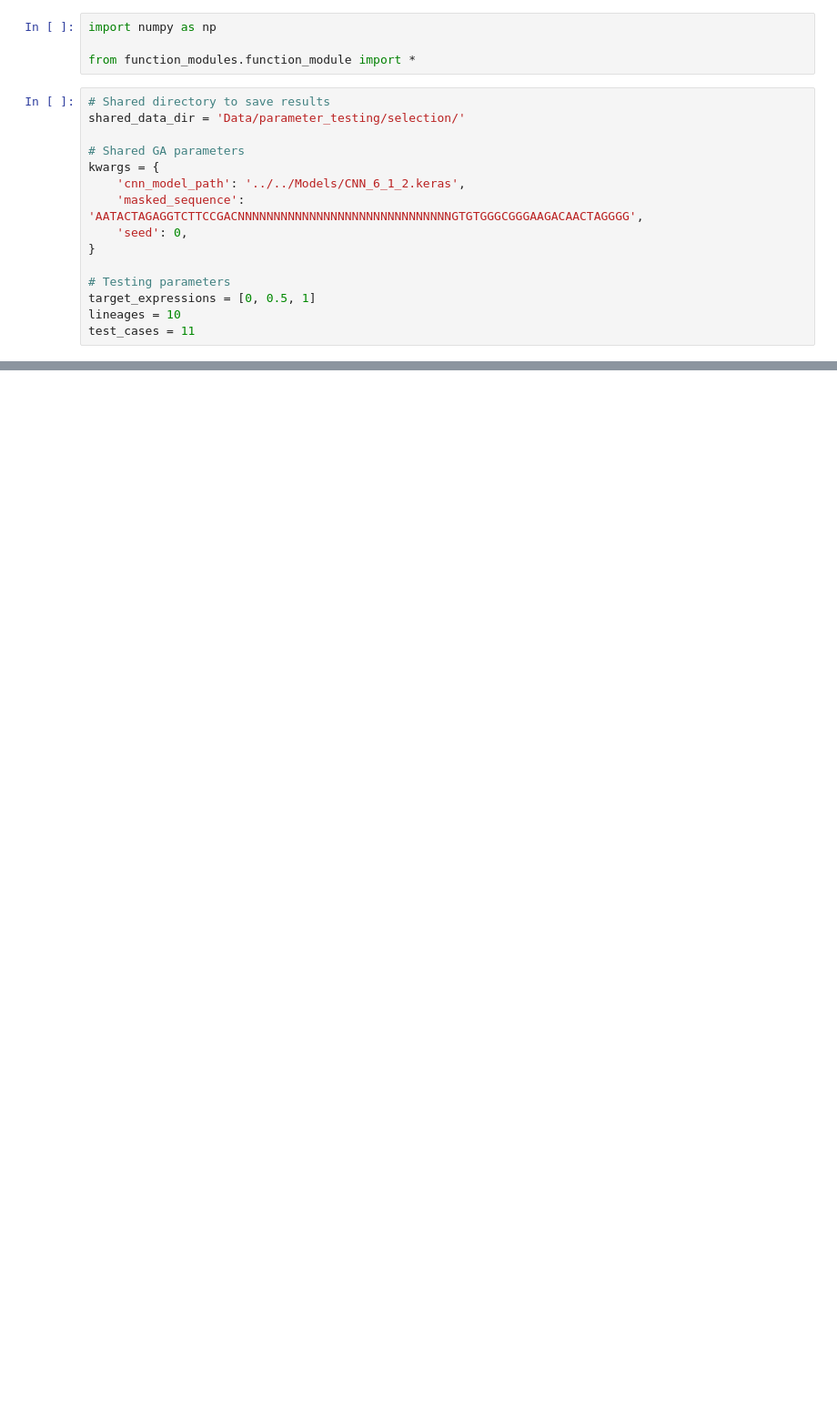
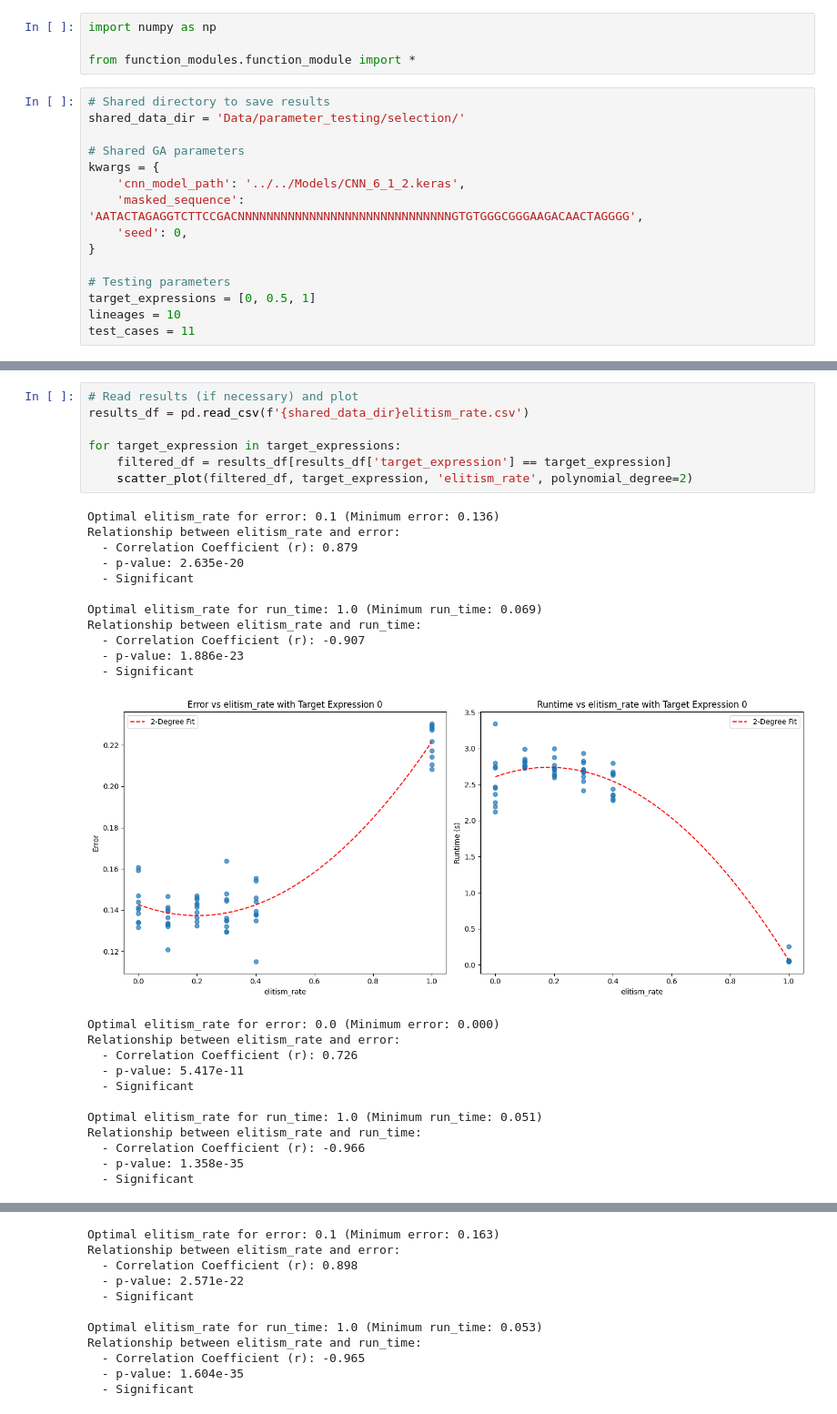
Before and after one commit to Rhys-sg/promoter-sequence-transcription-rates, a Jupyter notebook: v2/Testing GA/GA_deap/3_Selection.ipynb, the cells around one changed output, grey strips where cells are left out. Shown at 91% size. Cells and saved outputs as stored; diff of their text form; blank space fills up the shorter version.

```diff
--- a/v2/Testing GA/GA_deap/3_Selection.ipynb
+++ b/v2/Testing GA/GA_deap/3_Selection.ipynb
@@ -19,0 +44,31 @@ test_cases = 11
+# %%
+# Read results (if necessary) and plot
+results_df = pd.read_csv(f'{shared_data_dir}elitism_rate.csv')
+
+for target_expression in target_expressions:
+    filtered_df = results_df[results_df['target_expression'] == target_expression]
+    scatter_plot(filtered_df, target_expression, 'elitism_rate', polynomial_degree=2)
+# %% [output]
+Optimal elitism_rate for error: 0.1 (Minimum error: 0.136)
+Relationship between elitism_rate and error:
+  - Correlation Coefficient (r): 0.879
+  - p-value: 2.635e-20
+  - Significant
+
+Optimal elitism_rate for run_time: 1.0 (Minimum run_time: 0.069)
+Relationship between elitism_rate and run_time:
+  - Correlation Coefficient (r): -0.907
+  - p-value: 1.886e-23
+  - Significant
+[figure, added]
+Optimal elitism_rate for error: 0.0 (Minimum error: 0.000)
+Relationship between elitism_rate and error:
+  - Correlation Coefficient (r): 0.726
+  - p-value: 5.417e-11
+  - Significant
+
+Optimal elitism_rate for run_time: 1.0 (Minimum run_time: 0.051)
+Relationship between elitism_rate and run_time:
+  - Correlation Coefficient (r): -0.966
+  - p-value: 1.358e-35
+  - Significant
@@ -19,0 +76,11 @@ test_cases = 11
+Optimal elitism_rate for error: 0.1 (Minimum error: 0.163)
+Relationship between elitism_rate and error:
+  - Correlation Coefficient (r): 0.898
+  - p-value: 2.571e-22
+  - Significant
+
+Optimal elitism_rate for run_time: 1.0 (Minimum run_time: 0.053)
+Relationship between elitism_rate and run_time:
+  - Correlation Coefficient (r): -0.965
+  - p-value: 1.604e-35
+  - Significant
```
Also changed, not shown: parts of 12 cells of this notebook, 10 other files.
